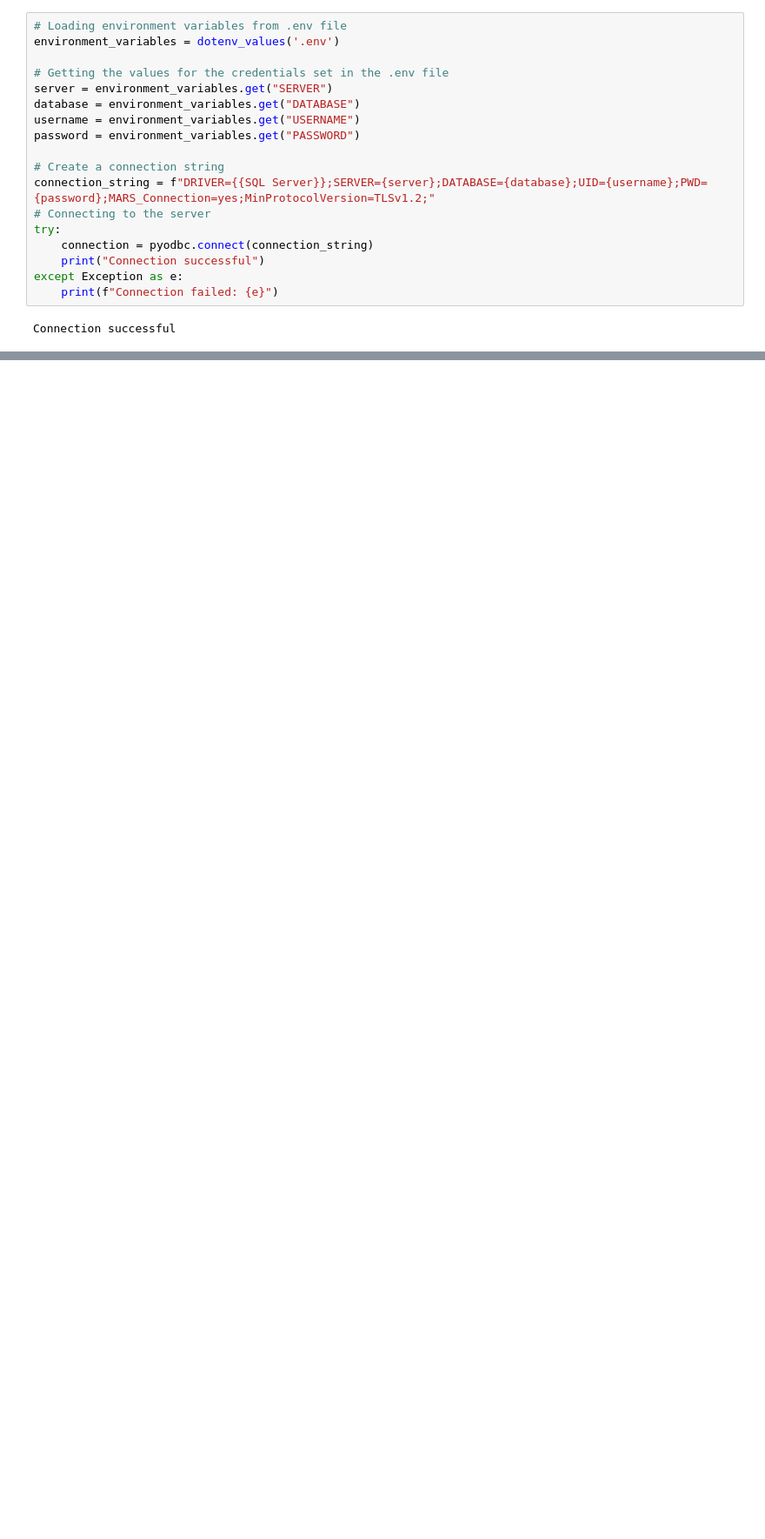
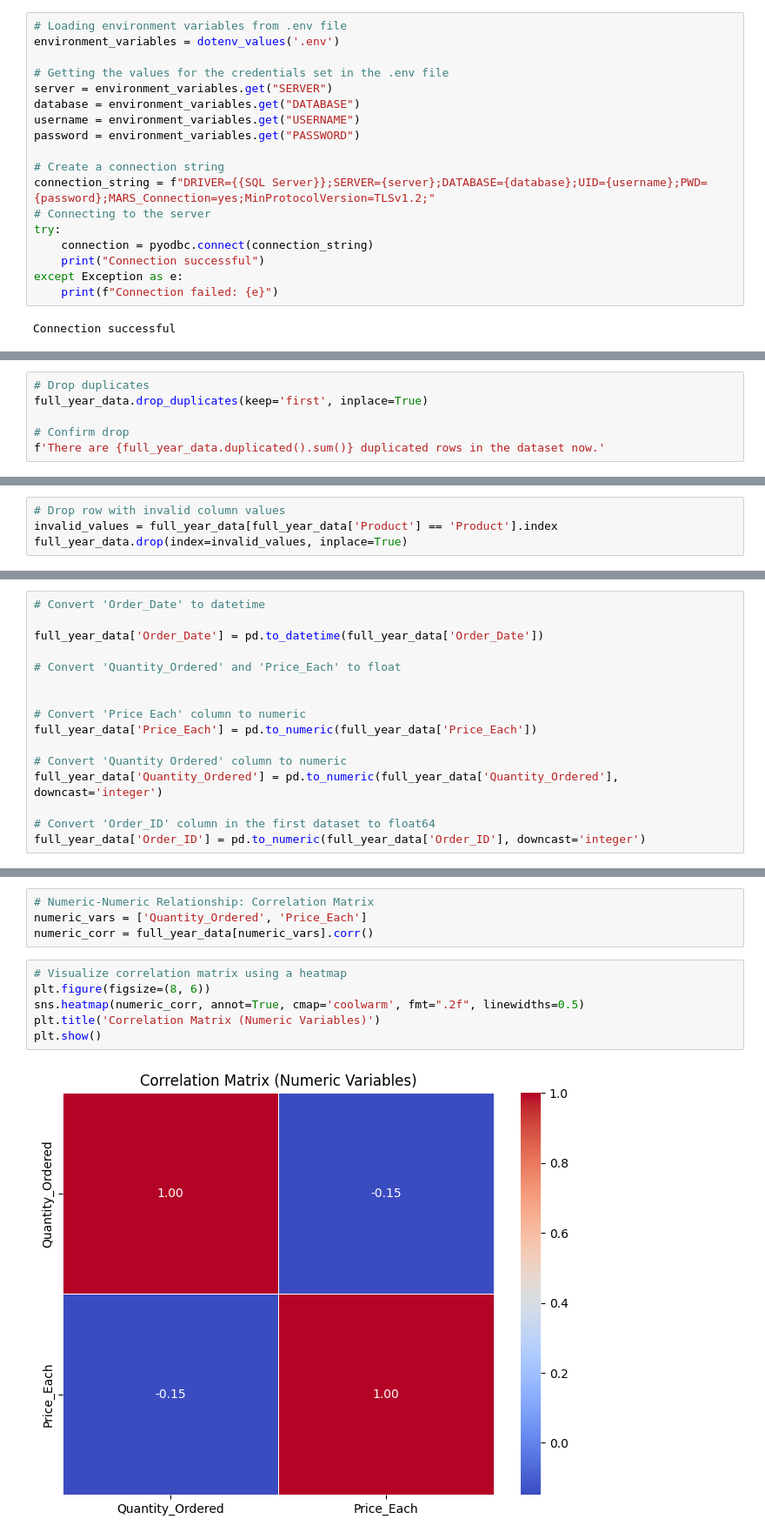
Before and after one commit to raymondmusyoka/A-Power-Bi-Dashboard-for-getINNOTIZED-sales, a Jupyter notebook: Notebooks/main.ipynb, the cells around one changed output, grey strips where cells are left out. Shown at 87% size. Saved outputs shown, nothing was run; the diff lists cells and outputs as text; blank space fills up the shorter version.

```diff
--- a/Notebooks/main.ipynb
+++ b/Notebooks/main.ipynb
@@ -746,0 +342,6 @@ df_sales.to_csv('df_sales.csv', index=False)
+# %%
+# Drop duplicates
+full_year_data.drop_duplicates(keep='first', inplace=True)
+
+# Confirm drop
+f'There are {full_year_data.duplicated().sum()} duplicated rows in the dataset now.'
@@ -746,0 +374,4 @@ df_sales.to_csv('df_sales.csv', index=False)
+# %%
+# Drop row with invalid column values
+invalid_values = full_year_data[full_year_data['Product'] == 'Product'].index
+full_year_data.drop(index=invalid_values, inplace=True)
@@ -746,0 +414,16 @@ df_sales.to_csv('df_sales.csv', index=False)
+# %%
+# Convert 'Order_Date' to datetime
+
+full_year_data['Order_Date'] = pd.to_datetime(full_year_data['Order_Date'])
+
+# Convert 'Quantity_Ordered' and 'Price_Each' to float
+
+
+# Convert 'Price Each' column to numeric
+full_year_data['Price_Each'] = pd.to_numeric(full_year_data['Price_Each'])
+
+# Convert 'Quantity Ordered' column to numeric
+full_year_data['Quantity_Ordered'] = pd.to_numeric(full_year_data['Quantity_Ordered'], downcast='integer')
+
+# Convert 'Order_ID' column in the first dataset to float64
+full_year_data['Order_ID'] = pd.to_numeric(full_year_data['Order_ID'], downcast='integer')
@@ -746,0 +624,12 @@ df_sales.to_csv('df_sales.csv', index=False)
+# %%
+# Numeric-Numeric Relationship: Correlation Matrix
+numeric_vars = ['Quantity_Ordered', 'Price_Each']
+numeric_corr = full_year_data[numeric_vars].corr()
+# %%
+# Visualize correlation matrix using a heatmap
+plt.figure(figsize=(8, 6))
+sns.heatmap(numeric_corr, annot=True, cmap='coolwarm', fmt=".2f", linewidths=0.5)
+plt.title('Correlation Matrix (Numeric Variables)')
+plt.show()
+# %% [output]
+[figure, added]
```
Also changed, not shown: parts of 165 cells of this notebook, 1 other file.
